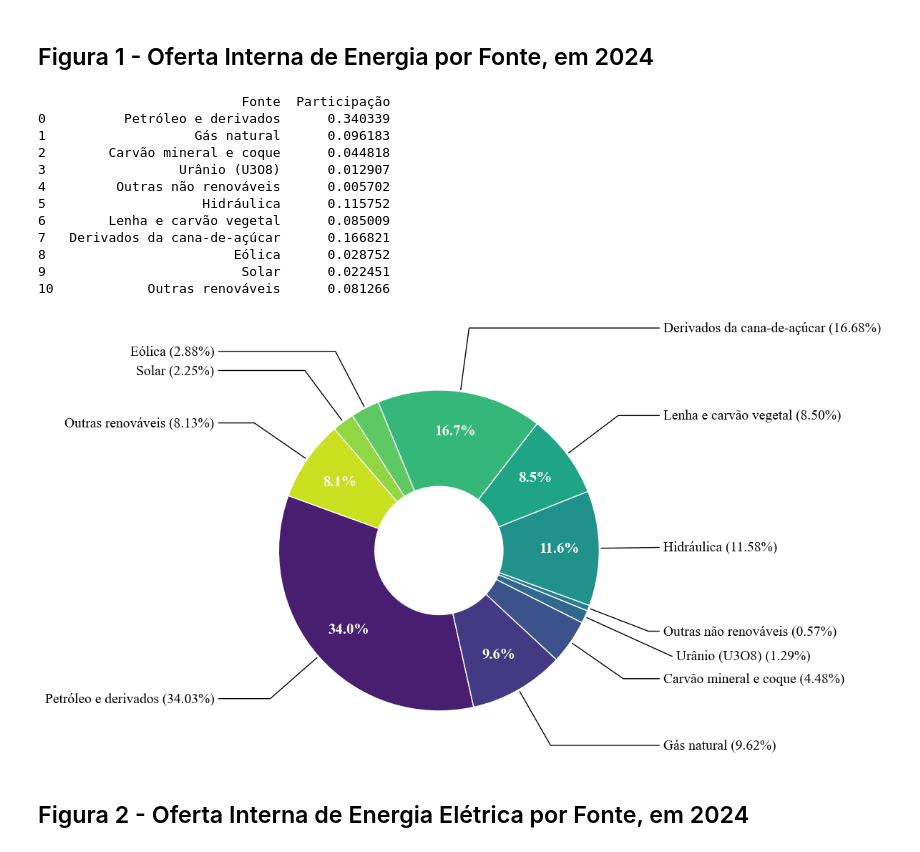
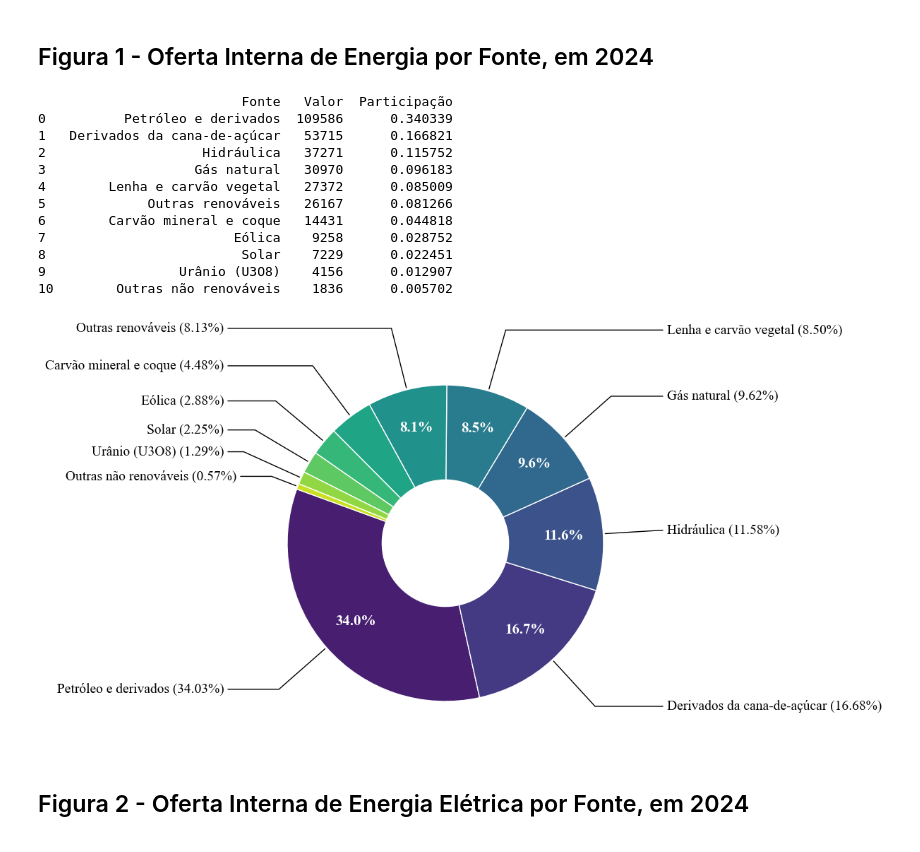
Before and after one commit to noguilhermee/mip-energia, a Jupyter notebook: app/Gráficos Iniciais.ipynb, the cells around one changed output. Cells and saved outputs as stored; diff of their text form; code cells hidden in the pictures.

Commit message:
Atualizando Gráficos

```diff
--- a/app/Gráficos Iniciais.ipynb
+++ b/app/Gráficos Iniciais.ipynb
@@ -19,25 +19,25 @@ import matplotlib.pyplot as plt
 ## Figura 1 - Oferta Interna de Energia por Fonte, em 2024
 # %%
 # Lendo dos dados
-df_1 = pd.read_excel("../data/graphs/dados-epe.xlsx", sheet_name="Oferta Interna de Energia", usecols=[1, 2], skiprows=2)
+df_1 = pd.read_excel("../data/graphs/dados-epe-graficos.xlsx", sheet_name="Figura 1", skiprows=1)
 
 # Mantém apenas as primeiras 10 linhas
 df_1 = df_1.iloc[:11]
 
 print(df_1)
 # %% [output]
-                          Fonte  Participação
-0          Petróleo e derivados      0.340339
-1                   Gás natural      0.096183
-2        Carvão mineral e coque      0.044818
-3                 Urânio (U3O8)      0.012907
-4         Outras não renováveis      0.005702
-5                    Hidráulica      0.115752
-6        Lenha e carvão vegetal      0.085009
-7   Derivados da cana-de-açúcar      0.166821
-8                        Eólica      0.028752
-9                         Solar      0.022451
-10            Outras renováveis      0.081266
+                          Fonte   Valor  Participação
+0          Petróleo e derivados  109586      0.340339
+1   Derivados da cana-de-açúcar   53715      0.166821
+2                    Hidráulica   37271      0.115752
+3                   Gás natural   30970      0.096183
+4        Lenha e carvão vegetal   27372      0.085009
+5             Outras renováveis   26167      0.081266
+6        Carvão mineral e coque   14431      0.044818
+7                        Eólica    9258      0.028752
+8                         Solar    7229      0.022451
+9                 Urânio (U3O8)    4156      0.012907
+10        Outras não renováveis    1836      0.005702
 # %%
 # Configuração da fonte Times New Roman
 plt.rcParams['font.family'] = 'serif'
@@ -55,37 +55,37 @@ for i, p in enumerate(wedges):
     ang = (p.theta2 - p.theta1)/2. + p.theta1
     y, x = np.sin(np.deg2rad(ang)), np.cos(np.deg2rad(ang))
 
     # Rótulo Externo: Fonte (0,00%)
     horizontalalignment = {-1: "right", 1: "left"}[int(np.sign(x))]
     label_externo = f"{fonte_atual} ({df_1.iloc[i]['Participação']*100:.2f}%)"
 
-    # --- AJUSTE ESPECÍFICO PARA GASOLINA DE AVIAÇÃO ---
+    # --- AJUSTE ESPECÍFICO ---
     # Aumentamos o deslocamento em Y para "empurrar" o texto para baixo
     off_x = 1.4 * np.sign(x)
     off_y = 1.4 * y
 
-    if fonte_atual == 'Urânio (U3O8)':
+    if fonte_atual == 'Outras não renováveis':
         off_y -= 0.08  # Move o texto um pouco mais para baixo no eixo Y
         off_x += 0.08  # Afasta levemente para a direita se necessário
 
     ax.annotate(label_externo, xy=(x, y), xytext=(off_x, off_y),
                 horizontalalignment=horizontalalignment, verticalalignment='center',
                 arrowprops=dict(arrowstyle="-", color='black',
                 connectionstyle=f"angle,angleA=0,angleB={ang}"),
                 fontsize=14)
 
     # 2. Lógica para Porcentagem Interna (Apenas se > 5%)
     if df_1.iloc[i]['Participação'] > 0.05:
         # Posiciona o texto no centro da fatia (raio ~0.75 para um donut de width 0.5)
         pos_y, pos_x = 0.75 * np.sin(np.deg2rad(ang)), 0.75 * np.cos(np.deg2rad(ang))
         ax.text(pos_x, pos_y, f"{df_1.iloc[i]['Participação']*100:.1f}%",
                 ha='center', va='center', color='white', fontweight='bold', fontsize=15)
 
 plt.subplots_adjust(left=0.1, right=0.9, top=0.85, bottom=0.15)
-plt.savefig('../data/graphs/figura1.png', dpi=600, bbox_inches='tight')
+plt.savefig('../data/graphs/figura1.svg', dpi=800, bbox_inches='tight')
 plt.show()
 # %% [output]
-[figure, old version]
+[figure, new version]
 # %% [markdown]
 ## Figura 2 - Oferta Interna de Energia Elétrica por Fonte, em 2024
 # %%
```
Also changed, not shown: parts of 10 cells of this notebook, 35 other files.
